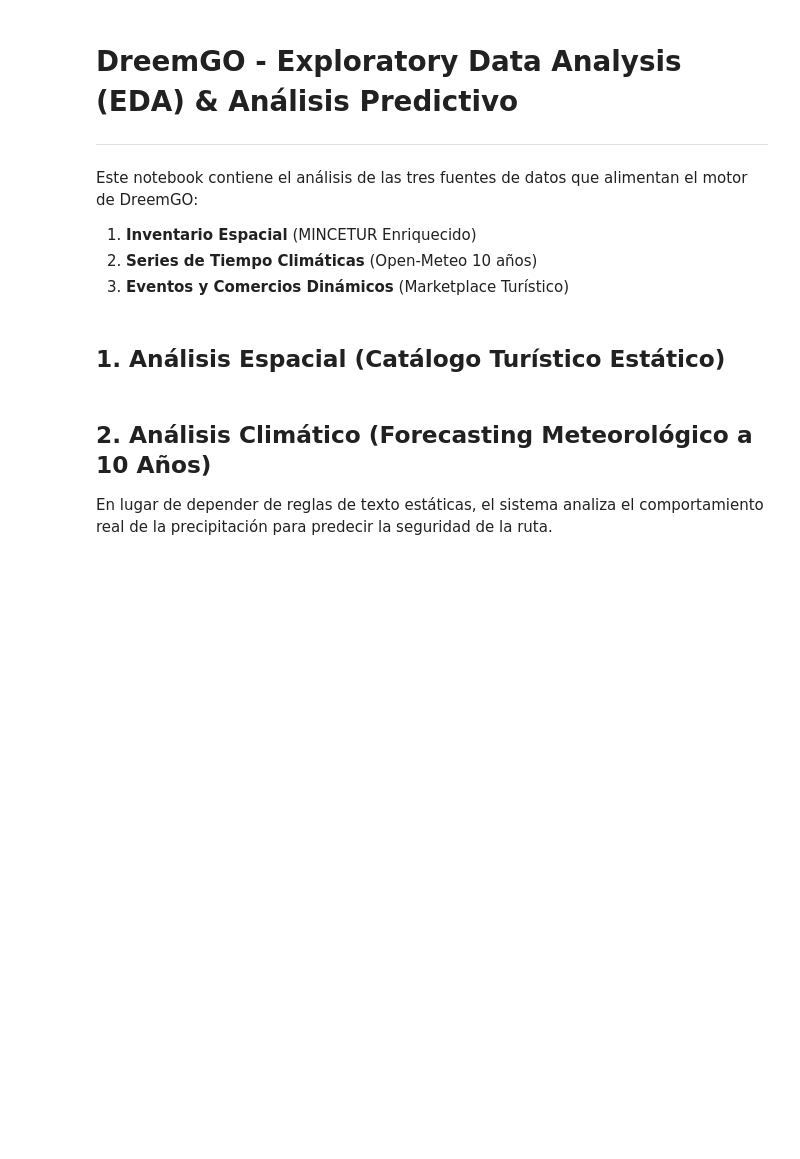
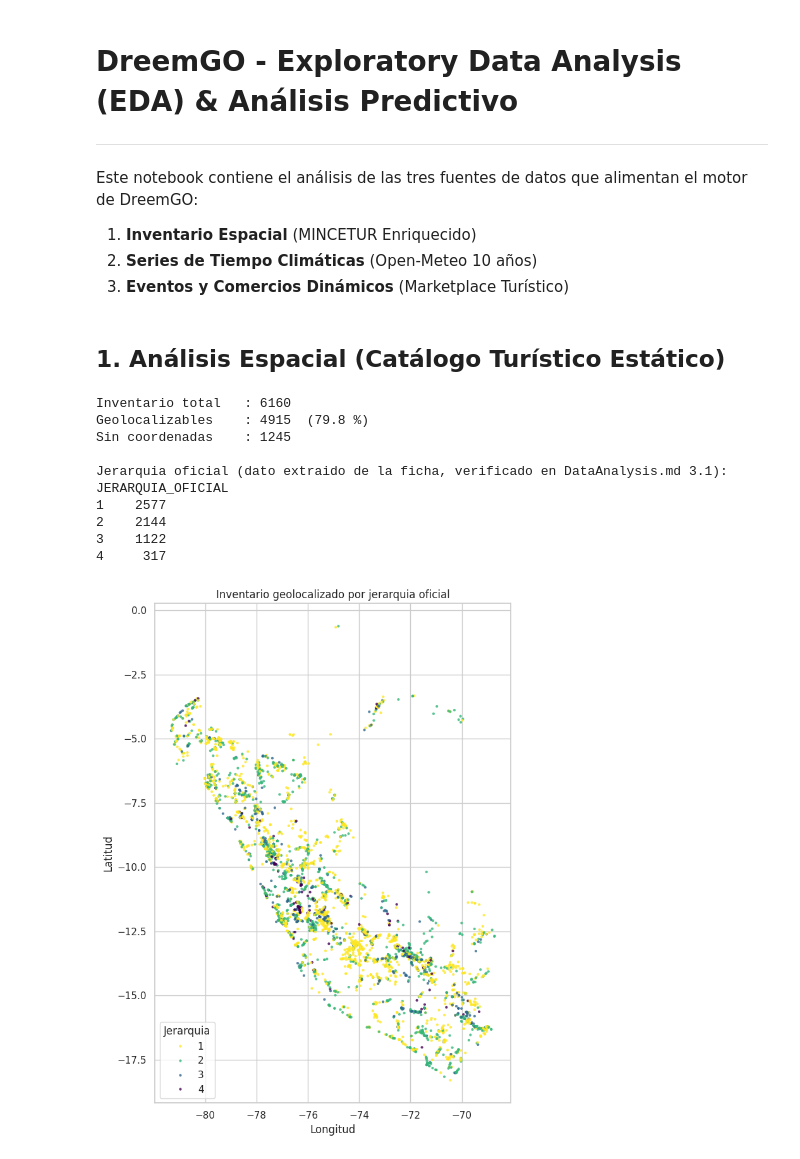
Before and after one commit to oswaldoaqm/Alejandros-Team, a Jupyter notebook: deliveries/week06/code/DreemGO_Advanced_EDA.ipynb, the cells around one changed output. Drawn from its saved outputs; the diff is of its cells as text; code cells hidden in the pictures; blank space fills up the shorter version.

```diff
--- a/deliveries/week06/code/DreemGO_Advanced_EDA.ipynb
+++ b/deliveries/week06/code/DreemGO_Advanced_EDA.ipynb
@@ -16,23 +16,40 @@ sns.set_theme(style="whitegrid")
 # %% [markdown]
 ## 1. Análisis Espacial (Catálogo Turístico Estático)
 # %%
-# Cargar Data Maestra y eliminar la columna de texto irrelevante (Feature Selection)
+# Data maestra. Se descarta EPOCA_PROPICIA porque no es dato de la ficha oficial:
+# clean_impute_dataset.py la sobrescribio con una regla sobre ZONA_CLIMATICA y solo
+# tiene 3 valores. Ver DataAnalysis.md seccion 3.1.
 df_master = pd.read_csv('../data/processed/dreemgo_master_dataset.csv', sep=';')
-if 'EPOCA_PROPICIA' in df_master.columns:
-    df_master = df_master.drop(columns=['EPOCA_PROPICIA']) # Eliminamos texto manual en favor del modelo predictivo
+df_master = df_master.drop(columns=['EPOCA_PROPICIA'], errors='ignore')
 
-# Limpieza rápida de coordenadas para el mapa
-df_master['latitud'] = pd.to_numeric(df_master['latitud'], errors='coerce')
+df_master['latitud']  = pd.to_numeric(df_master['latitud'], errors='coerce')
 df_master['longitud'] = pd.to_numeric(df_master['longitud'], errors='coerce')
-df_mapa = df_master[(df_master['latitud'] < 0) & (df_master['longitud'] < -60)]
+df_mapa = df_master.dropna(subset=['latitud', 'longitud'])
 
-plt.figure(figsize=(8, 10))
-sns.scatterplot(data=df_mapa, x='longitud', y='latitud', hue='JERARQUIA_OFICIAL', palette='viridis', s=15, alpha=0.8)
-plt.title('Densidad de Recursos Turísticos en Perú (Clasificados por Jerarquía)')
-plt.xlabel('Longitud')
-plt.ylabel('Latitud')
-plt.legend(title='Jerarquía Turística')
-plt.show()
+print(f"Inventario total   : {len(df_master)}")
+print(f"Geolocalizables    : {len(df_mapa)}  ({len(df_mapa)/len(df_master)*100:.1f} %)")
+print(f"Sin coordenadas    : {df_master['latitud'].isna().sum()}")
+print()
+print('Jerarquia oficial (dato extraido de la ficha, verificado en DataAnalysis.md 3.1):')
+print(df_master['JERARQUIA_OFICIAL'].value_counts().sort_index().to_string())
+
+plt.figure(figsize=(7, 9))
+sns.scatterplot(data=df_mapa, x='longitud', y='latitud', hue='JERARQUIA_OFICIAL',
+                palette='viridis_r', s=9, linewidth=0, alpha=.8)
+plt.title('Inventario geolocalizado por jerarquia oficial')
+plt.xlabel('Longitud'); plt.ylabel('Latitud')
+plt.gca().set_aspect(1.0)
+plt.legend(title='Jerarquia', loc='lower left')
+plt.tight_layout(); plt.show()
+# %% [output]
+Inventario total   : 6160
+Geolocalizables    : 4915  (79.8 %)
+Sin coordenadas    : 1245
+
+Jerarquia oficial (dato extraido de la ficha, verificado en DataAnalysis.md 3.1):
+JERARQUIA_OFICIAL
+1    2577
+2    2144
+3    1122
+4     317
+[figure, added]
-# %% [markdown]
-## 2. Análisis Climático (Forecasting Meteorológico a 10 Años)
-En lugar de depender de reglas de texto estáticas, el sistema analiza el comportamiento real de la precipitación para predecir la seguridad de la ruta.
```
Also changed, not shown: parts of 6 cells of this notebook.
